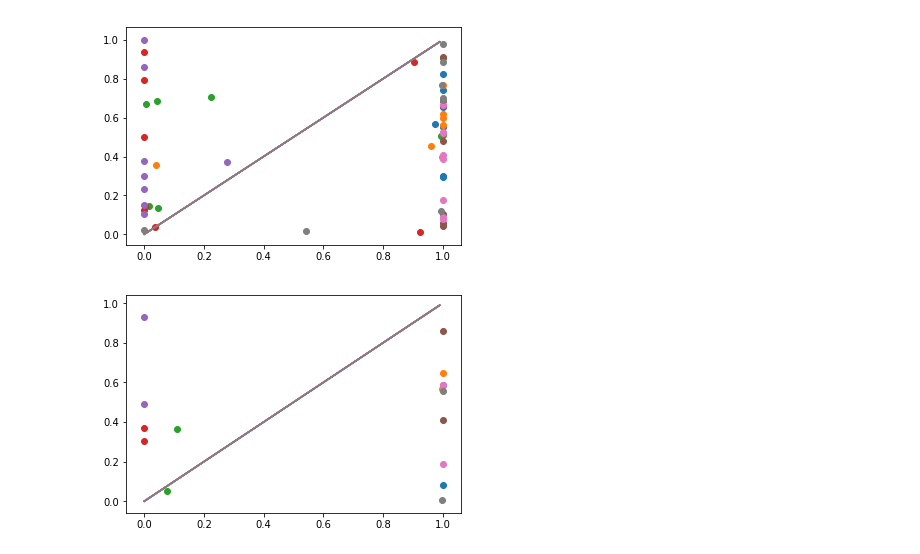
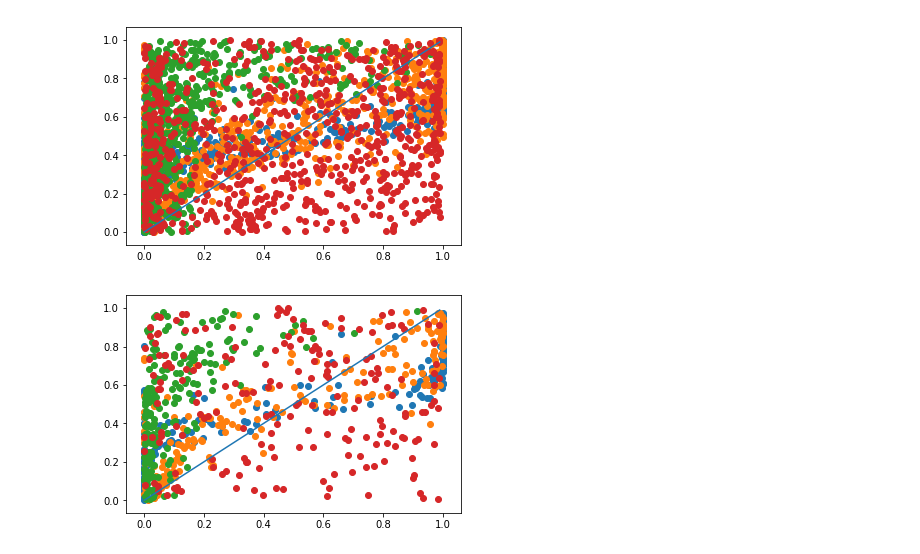
Before and after one commit to vinitX/ML_Scattering, a Jupyter notebook: ML/ML_Surge.ipynb, the cells around one changed output. Cells and saved outputs as stored; diff of their text form; code cells hidden in the pictures.

```diff
--- a/ML/ML_Surge.ipynb
+++ b/ML/ML_Surge.ipynb
@@ -30,9 +30,11 @@ plt.show()
 plt.plot(np.transpose(X[:,:,2]))
 plt.show()
 
-m=4
-Y[:,:m]=Y[:,:m]-1
-Y[:,m:]=np.log10(Y[:,m:])/2
+m=1
+Y[:,:m]=np.log10(Y[:,:m])/4+0.5
+Y[:,m:2*m]/=2
+Y[:,2*m:3*m]=np.log10(Y[:,2*m:3*m])/2
+Y[:,3*m:]=np.log10(np.abs(Y[:,3*m:]))/2
 
 plt.plot(np.transpose(Y),'o')
 
@@ -48,10 +50,11 @@ print(np.shape(x_train),np.shape(y_train),np.shape(x_test),np.shape(y_test))
 # %%
 #Data Analysis
+print(np.shape(X))
 X = np.reshape(np.transpose(X,(0,2,1)),(-1,1000*3))
 X=(X-np.mean(X,axis=0))/np.std(X,axis=0)
 X_=np.matrix.transpose(X)
 
-#lambd,W=np.linalg.eig(np.matmul(X_,X))
+lambd,W=np.linalg.eig(np.matmul(X_,X))
 
 plt.plot(np.log(lambd))
 plt.show()
@@ -59,7 +62,7 @@ plt.show()
 Z=np.abs(np.matmul(X,W[:,:3]))
 print(np.shape(Z))
 
-for i in range(3):
-    plt.scatter(Z[:,0],Z[:,1], c=Y[:,0], cmap="coolwarm")
+for i in range(4):
+    plt.scatter(Z[:,0],Z[:,1], c=Y[:,i], cmap="coolwarm")
     plt.show()
 # %% [output]
@@ -87,7 +92,7 @@ model.add(LeakyReLU(alpha=.1))
 model.add(BatchNormalization())
 model.add(Dropout(0.25))
 
-model.add(Dense(8, activation='sigmoid'))
+model.add(Dense(4*m, activation='sigmoid'))
 
 model.summary()
 # %% [output]
@@ -150,14 +155,14 @@ model.evaluate(x_test, y_test)
 # %%
-for i in range(8):
+for i in range(4*m):
     plt.scatter(model.predict(x_train)[:,i],y_train[:,i])
-    plt.plot(np.arange(0,1,0.01),np.arange(0,1,0.01))
+plt.plot(np.arange(0,1,0.01),np.arange(0,1,0.01))
 plt.show()
 # %% [output]
-[figure, old version]
+[figure, new version]
 # %%
-for i in range(8):
+for i in range(4*m):
     plt.scatter(model.predict(x_test)[:,i],y_test[:,i])
-    plt.plot(np.arange(0,1,0.01),np.arange(0,1,0.01))
+plt.plot(np.arange(0,1,0.01),np.arange(0,1,0.01))
 plt.show()
 # %% [output]
-[figure, old version]
+[figure, new version]
```
Also changed, not shown: parts of 6 cells of this notebook, 13 other files.
